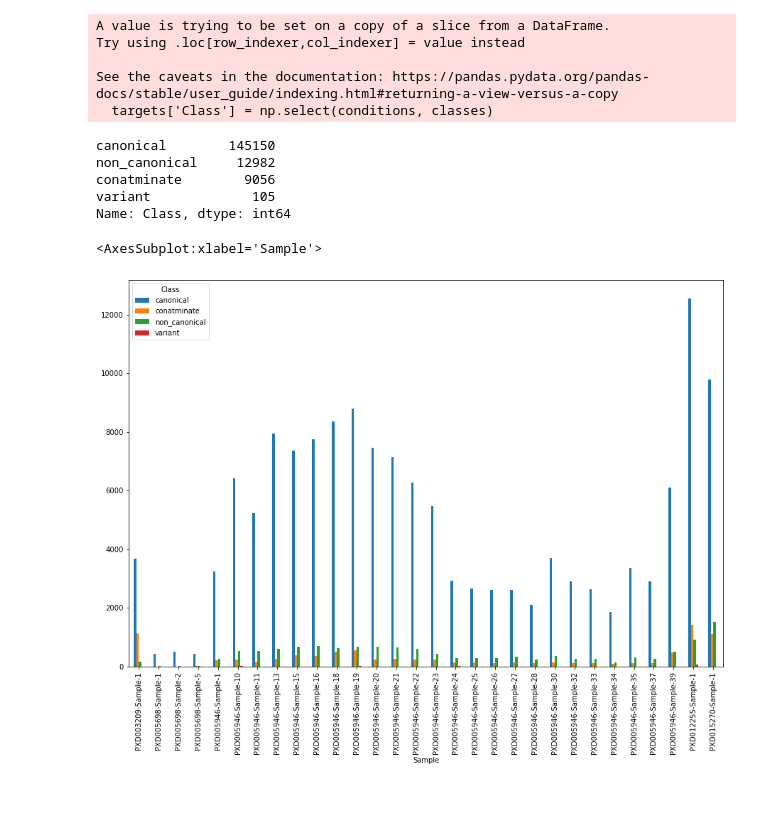
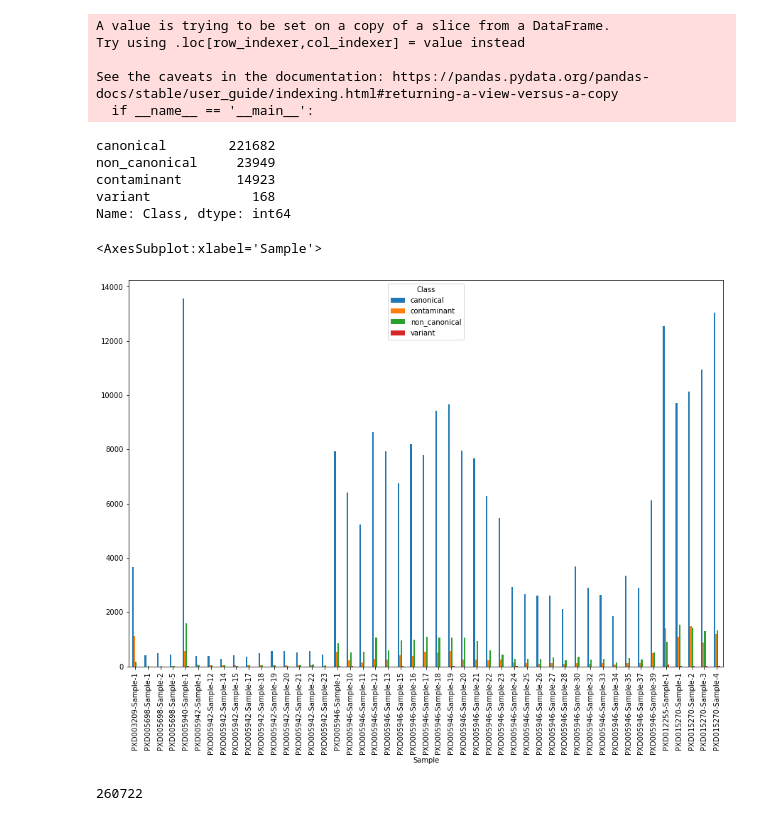
Before and after one commit to ypriverol/pgdb-manuscript, a Jupyter notebook: Peptide_analysis.ipynb, the cells around one changed output. Saved outputs shown, nothing was run; the diff lists cells and outputs as text; code cells hidden in the pictures.

```diff
--- a/Peptide_analysis.ipynb
+++ b/Peptide_analysis.ipynb
@@ -13,13 +18,16 @@ from Bio import SeqIO
 ftp_url = 'ftp.pride.ebi.ac.uk'
 samples_dir = 'pride/data/proteomes/proteogenomics/cell-lines'
 id_dir = 'proteomics_lfq'
-peps_file = 'out_triqler.tsv'
-
+triqler_file_name = 'out_triqler.tsv'
+mzTab_file_name = 'out.mzTab'
 output_file = 'identified_peptides.tsv'
+contaminants = 'contaminants.fasta'
 canonical_proteins_fasta = 'UniProtr11Dec2019+Ensembl103+GENCODE33+RefSeq29May2020.proteins.fasta'
+peps_id_dir = 'peptide_ids'
 try:
     ftp = ftplib.FTP(ftp_url, timeout=3600)
     ftp.login()
+    ftplib.FTP.maxline = 100000
     ftp.cwd(samples_dir)
     samples_list = ftp.nlst()
 except ftplib.all_errors:
@@ -63,13 +181,13 @@ Extracted 180041 peptides from 30 Samples, Avg. Peptides per Sample: 11.49613690
 # %%
 # This plot is for the ditribution of scores of DECOY vs TARGET
 
-targets = peps_df.loc[peps_df.proteins.str.contains("DECOY") == False]
-decoys = peps_df.loc[peps_df.proteins.str.contains("DECOY") == True]
+triqler_targets = triqler_peps_df.loc[triqler_peps_df.proteins.str.contains("DECOY") == False]
+triqler_decoys = triqler_peps_df.loc[triqler_peps_df.proteins.str.contains("DECOY") == True]
 
 plt.figure(figsize=(10, 10))
-sns.distplot(targets['searchScore'], hist=True, kde=True,
+sns.distplot(triqler_targets['searchScore'], hist=True, kde=True,
              bins=int(180/5))
-sns.distplot(decoys['searchScore'], hist=True, kde=True,
+sns.distplot(triqler_decoys['searchScore'], hist=True, kde=True,
              bins=int(180/5))
 # %% [output]
 <AxesSubplot:xlabel='searchScore', ylabel='Density'>
@@ -85,32 +203,36 @@ targets.groupby('run').Sample.value_counts().unstack(0).plot.barh()
 # %%
 #manually wrote uniprot IDs from the contaminate db to a txt file, load to a list to filter out
-conatm_ids = '|'.join([x.strip() for x in open('contam_ids.txt', 'r').readlines()])
+conatm_ids = '|'.join([x.strip('>').split(' ')[0] for x in open(contaminants, 'r').readlines() if x.startswith('>')])
 # %%
-conditions = [(targets['proteins'].str.contains("ENSP") & ~targets['proteins'].str.contains(conatm_ids)),
-        (~(targets['proteins'].str.contains("ENSP")|targets['proteins'].str.contains(conatm_ids))
-         & targets['proteins'].str.contains(r"altorf_|pseudo_|ncRNA_")),
-        (~(targets['proteins'].str.contains(r"ENSP|altorf_|pseudo_|ncRNA_") | targets['proteins'].str.contains(conatm_ids))
-         & targets['proteins'].str.contains(r"COSMIC|cbio")),
-        (targets['proteins'].str.contains(conatm_ids))
+conditions = [(triqler_targets['proteins'].str.contains("ENSP") & ~triqler_targets['proteins'].str.contains(conatm_ids)),
+        (~(triqler_targets['proteins'].str.contains("ENSP")|triqler_targets['proteins'].str.contains(conatm_ids))
+         & triqler_targets['proteins'].str.contains(r"altorf_|pseudo_|ncRNA_")),
+        (~(triqler_targets['proteins'].str.contains(r"ENSP|altorf_|pseudo_|ncRNA_") | triqler_targets['proteins'].str.contains(conatm_ids))
+         & triqler_targets['proteins'].str.contains(r"COSMIC|cbio")),
+        (triqler_targets['proteins'].str.contains(conatm_ids))
              ]
-classes = ['canonical', 'non_canonical', 'variant','conatminate']
-targets['Class'] = np.select(conditions, classes)
-targets['Class'].value_counts()
+classes = ['canonical', 'non_canonical', 'variant','contaminant']
+triqler_targets['Class'] = np.select(conditions, classes)
+triqler_targets['Class'].value_counts()
 # %% [output]
 A value is trying to be set on a copy of a slice from a DataFrame.
 Try using .loc[row_indexer,col_indexer] = value instead
 
 See the caveats in the documentation: https://pandas.pydata.org/pandas-docs/stable/user_guide/indexing.html#returning-a-view-versus-a-copy
-  targets['Class'] = np.select(conditions, classes)
+  if __name__ == '__main__':
-canonical        145150
-non_canonical     12982
-conatminate        9056
-variant             105
+canonical        221682
+non_canonical     23949
+contaminant       14923
+variant             168
 Name: Class, dtype: int64
 # %%
 plt.rcParams["figure.figsize"] = [15, 10]
-targets.groupby('Class').Sample.value_counts().unstack(0).plot.bar()
+triqler_targets.groupby('Class').Sample.value_counts().unstack(0).plot.bar()
 # %% [output]
 <AxesSubplot:xlabel='Sample'>
-[figure, old version]
+[figure, new version]
+# %%
+len(triqler_targets)
+# %% [output]
+260722
 # %%
```
Also changed, not shown: parts of 16 cells of this notebook.
